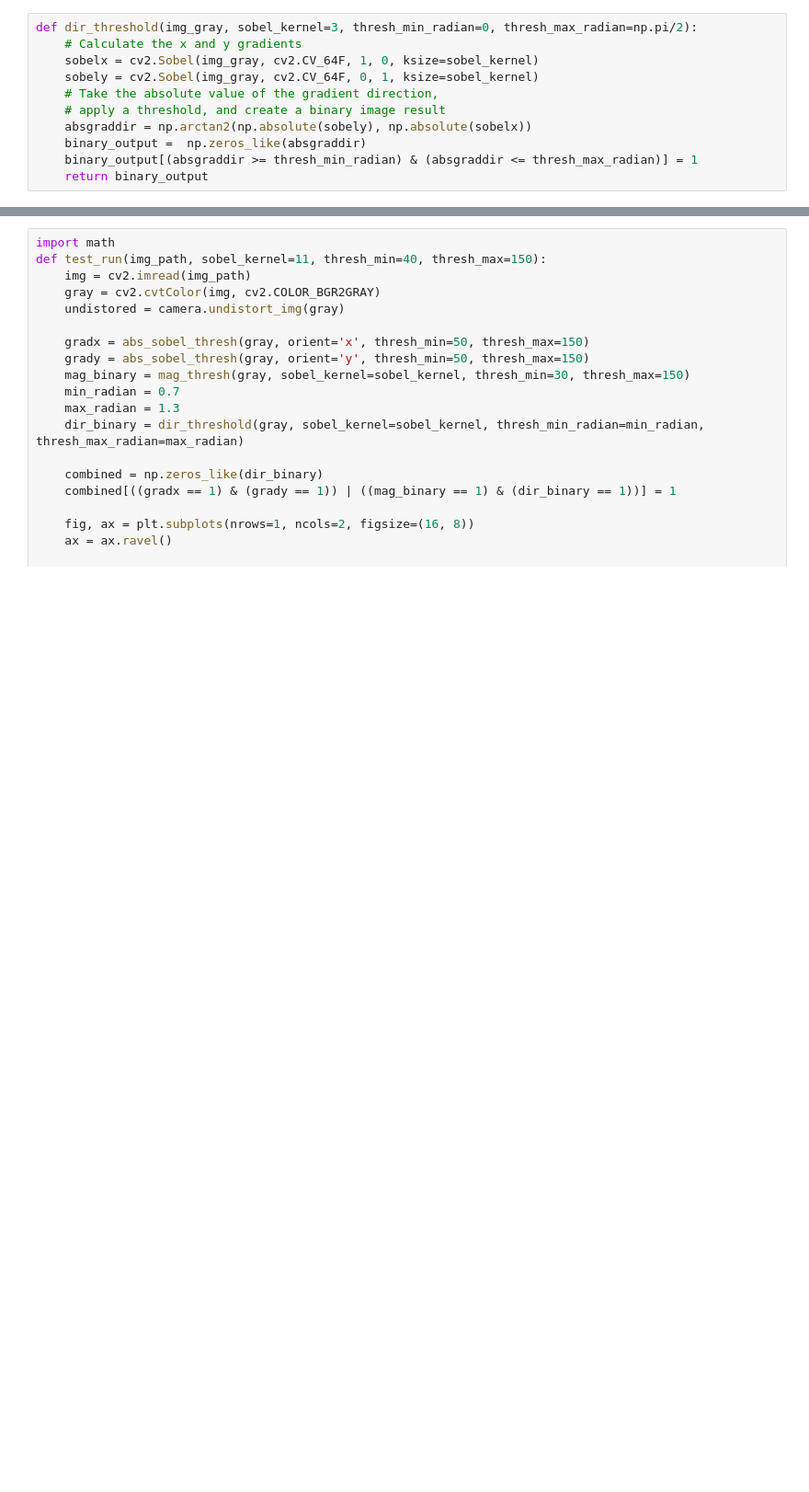
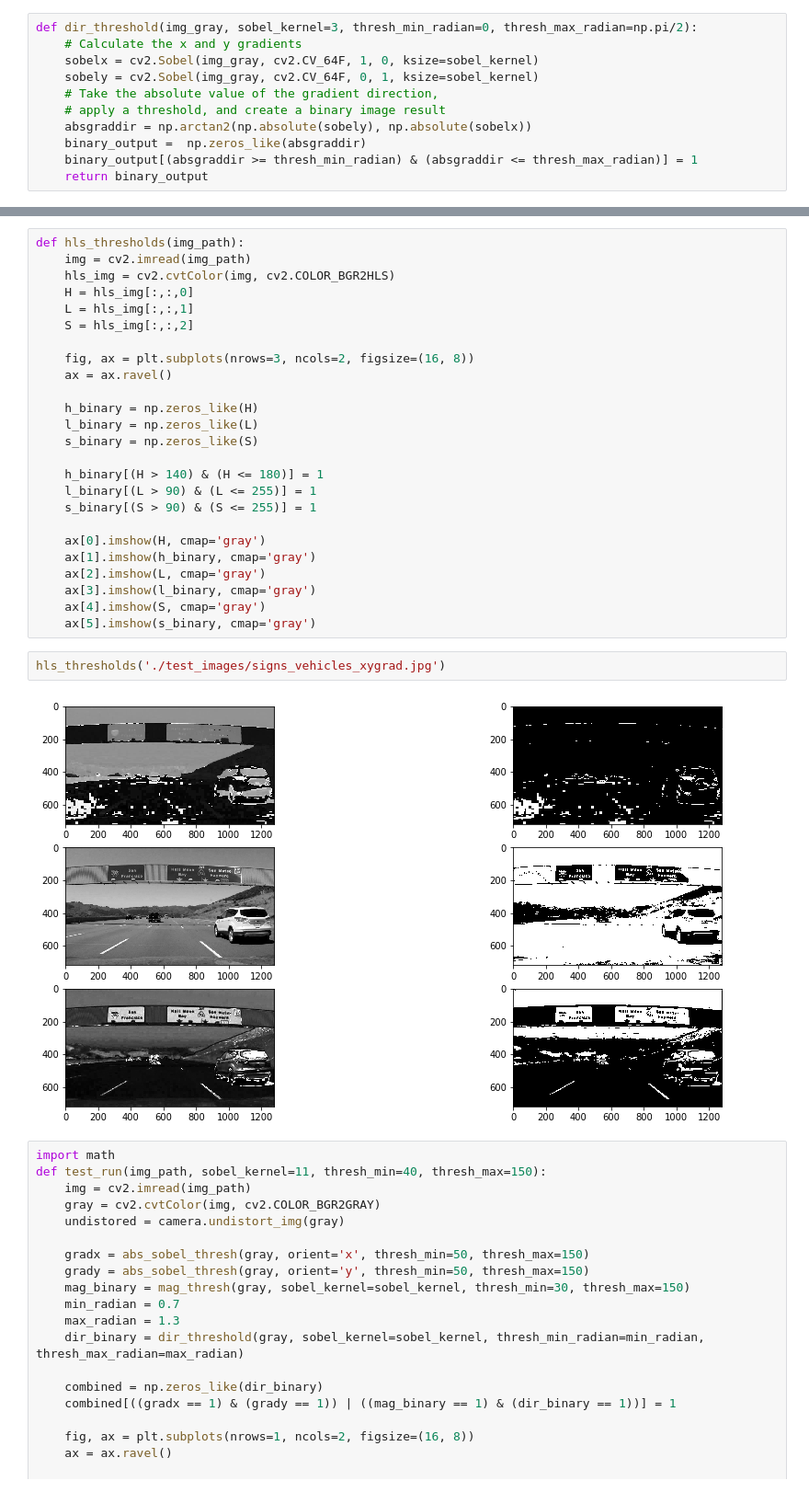
Before and after one commit to kevinwestern/CarND-Advanced-Lane-Lines, a Jupyter notebook: lane-finder.ipynb, the cells around one changed output, grey strips where cells are left out. Shown at 92% size. Cells and saved outputs as stored; diff of their text form; blank space fills up the shorter version.

```diff
--- a/lane-finder.ipynb
+++ b/lane-finder.ipynb
@@ -110,3 +139,32 @@ def dir_threshold(img_gray, sobel_kernel=3, thresh_min_radian=0, thresh_max_radi
+# %%
+def hls_thresholds(img_path):
+    img = cv2.imread(img_path)
+    hls_img = cv2.cvtColor(img, cv2.COLOR_BGR2HLS)
+    H = hls_img[:,:,0]
+    L = hls_img[:,:,1]
+    S = hls_img[:,:,2]
+
+    fig, ax = plt.subplots(nrows=3, ncols=2, figsize=(16, 8))
+    ax = ax.ravel()
+
+    h_binary = np.zeros_like(H)
+    l_binary = np.zeros_like(L)
+    s_binary = np.zeros_like(S)
+
+    h_binary[(H > 140) & (H <= 180)] = 1
+    l_binary[(L > 90) & (L <= 255)] = 1
+    s_binary[(S > 90) & (S <= 255)] = 1
+
+    ax[0].imshow(H, cmap='gray')
+    ax[1].imshow(h_binary, cmap='gray')
+    ax[2].imshow(L, cmap='gray')
+    ax[3].imshow(l_binary, cmap='gray')
+    ax[4].imshow(S, cmap='gray')
+    ax[5].imshow(s_binary, cmap='gray')
+# %%
+hls_thresholds('./test_images/signs_vehicles_xygrad.jpg')
+# %% [output]
+[figure, added]
 # %%
 import math
 def test_run(img_path, sobel_kernel=11, thresh_min=40, thresh_max=150):
```
Also changed, not shown: parts of 2 cells of this notebook.
